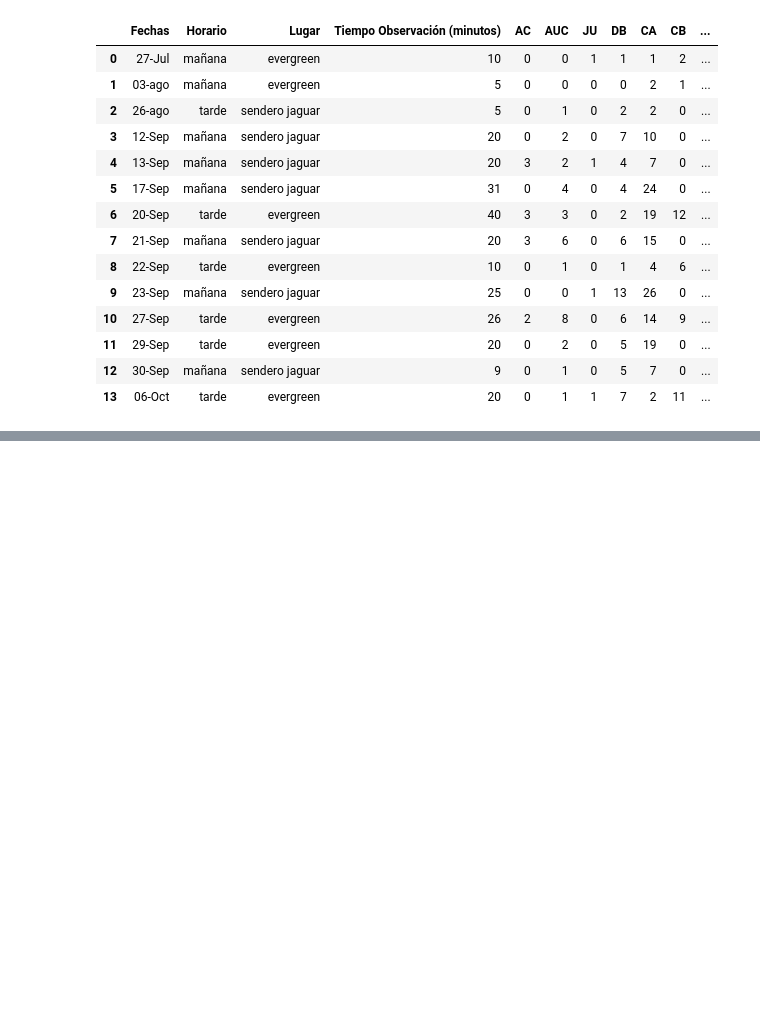
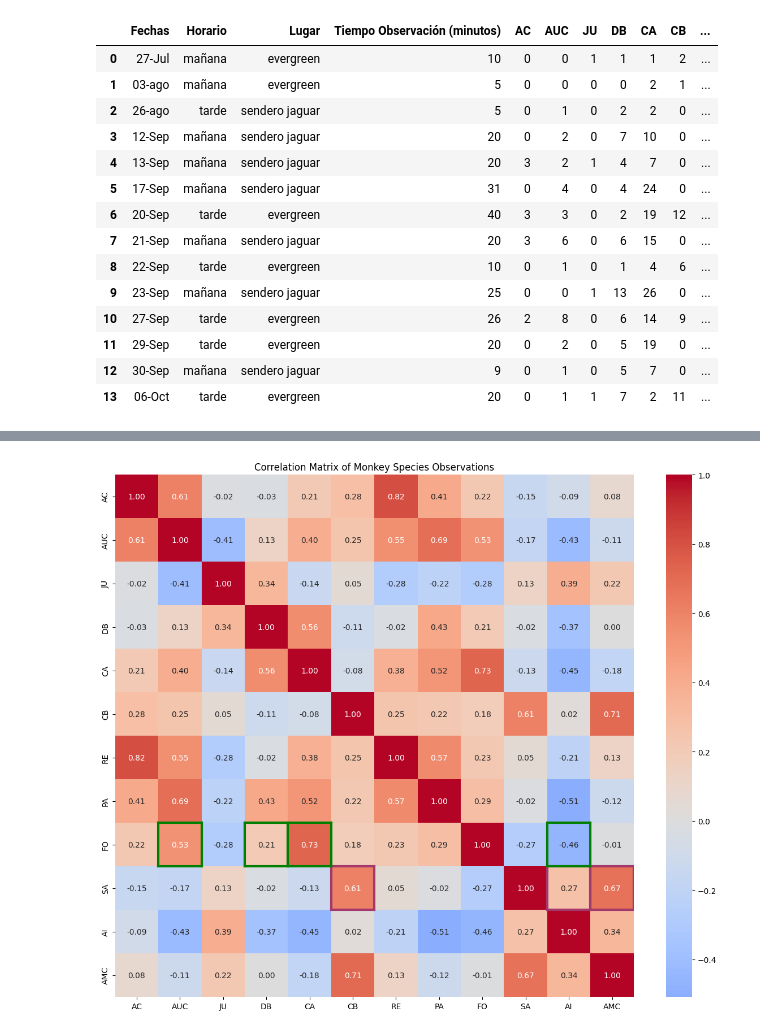
Before and after one commit to alvaro-francisco-gil/monkey-tourism-analysis, a Jupyter notebook: analysis.ipynb, the cells around one changed output, grey strips where cells are left out. Saved outputs shown, nothing was run; the diff lists cells and outputs as text; code cells hidden in the pictures; blank space fills up the shorter version.

Commit message:
select squares in confusion matrix

```diff
--- a/analysis.ipynb
+++ b/analysis.ipynb
@@ -73,3 +167,11 @@ plt.show()
+# %%
+# Example usage with two different lists:
+orange_pairs = [('SA', 'CB'), ('SA', 'AMC'), ('SA', 'AI')]
+green_pairs = [('FO', 'CA'), ('FO', 'AUC'), ('FO', 'DB'), ('FO', 'AI')]
+highlight_correlation_by_variables(corr_matrix, variable_pairs_orange=orange_pairs,
+                                variable_pairs_green=green_pairs)
+# %% [output]
+[figure, added]
 # %%
 def analyze_by_category(df, category_col, value_cols, columns_to_check=None, significance_threshold=0.05):
     """
```
Also changed, not shown: parts of 4 cells of this notebook.
